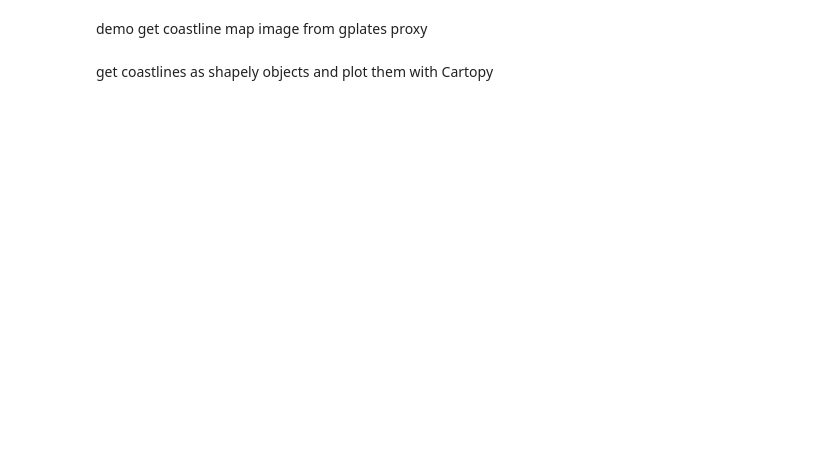
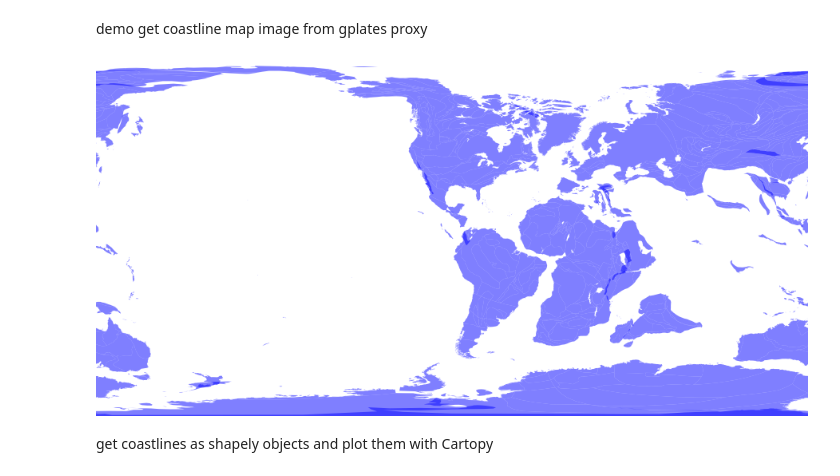
Before and after one commit to michaelchin/gwspy, a Jupyter notebook: examples/paleo-coastlines.ipynb, the cells around one changed output. Cells and saved outputs as stored; diff of their text form; code cells hidden in the pictures; blank space fills up the shorter version.

```diff
--- a/examples/paleo-coastlines.ipynb
+++ b/examples/paleo-coastlines.ipynb
@@ -121,9 +142,11 @@ demo get coastline map image from gplates proxy
 # %%
 from IPython.display import Image, display
 coastlines_png=gplates_ws_proxy.get_paleo_coastlines(
-    10, format="png", extent=(-180,180,-90,90),
+    110, format="png", extent=(-180,180,-90,90),
     facecolor='blue',central_meridian=-60)
 display(Image(coastlines_png))
+# %% [output]
+[figure, added]
 # %% [markdown]
 get coastlines as shapely objects and plot them with Cartopy
 # %%
```
Also changed, not shown: parts of 6 cells of this notebook, 9 other files.
